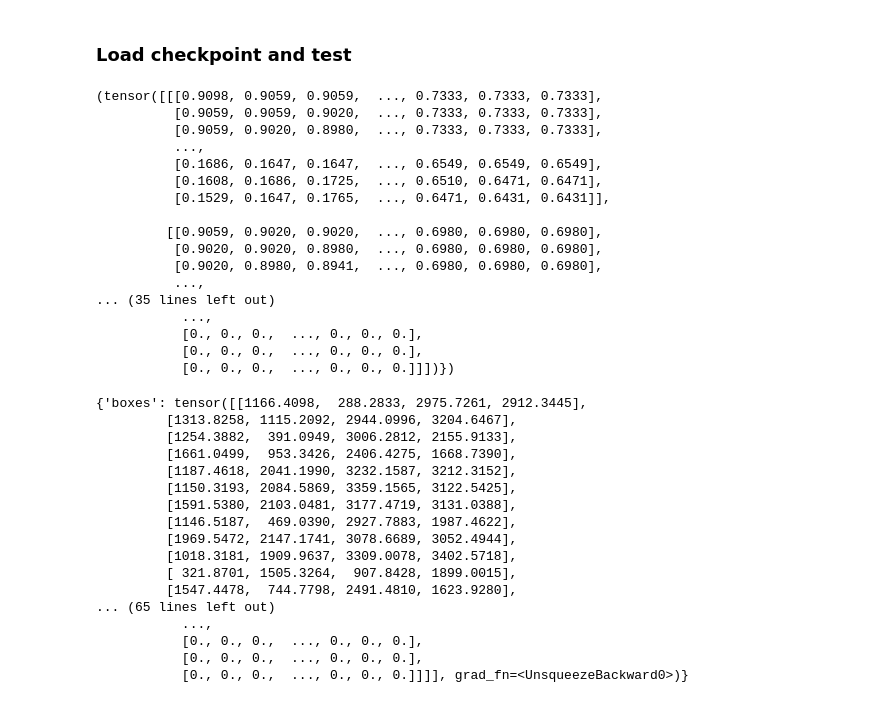
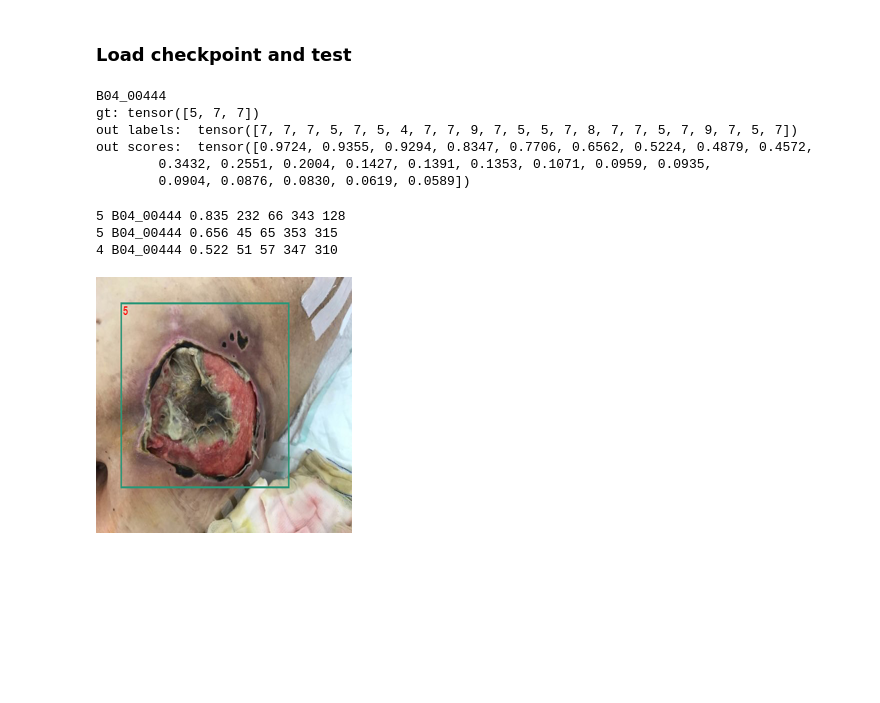
Before and after one commit to newfyu/Bedsore, a Jupyter notebook: kaifa.ipynb, the cells around one changed output. Drawn from its saved outputs; the diff is of its cells as text; code cells hidden in the pictures; blank space fills up the shorter version.

```diff
--- a/kaifa.ipynb
+++ b/kaifa.ipynb
@@ -151,43 +153,25 @@ pass
-# %%
-idx = 6
-image,target = ds[idx]
-ds[idx]
-# %% [output]
-(tensor([[[0.9098, 0.9059, 0.9059,  ..., 0.7333, 0.7333, 0.7333],
-          [0.9059, 0.9059, 0.9020,  ..., 0.7333, 0.7333, 0.7333],
-          [0.9059, 0.9020, 0.8980,  ..., 0.7333, 0.7333, 0.7333],
-          ...,
-          [0.1686, 0.1647, 0.1647,  ..., 0.6549, 0.6549, 0.6549],
-          [0.1608, 0.1686, 0.1725,  ..., 0.6510, 0.6471, 0.6471],
-          [0.1529, 0.1647, 0.1765,  ..., 0.6471, 0.6431, 0.6431]],
-
-         [[0.9059, 0.9020, 0.9020,  ..., 0.6980, 0.6980, 0.6980],
-          [0.9020, 0.9020, 0.8980,  ..., 0.6980, 0.6980, 0.6980],
-          [0.9020, 0.8980, 0.8941,  ..., 0.6980, 0.6980, 0.6980],
-          ...,
-... (35 lines left out)
-           ...,
-           [0., 0., 0.,  ..., 0., 0., 0.],
-           [0., 0., 0.,  ..., 0., 0., 0.],
-           [0., 0., 0.,  ..., 0., 0., 0.]]])})
-# %%
-out = net([image],[target])[0]
-out
-# %% [output]
-{'boxes': tensor([[1166.4098,  288.2833, 2975.7261, 2912.3445],
-         [1313.8258, 1115.2092, 2944.0996, 3204.6467],
-         [1254.3882,  391.0949, 3006.2812, 2155.9133],
-         [1661.0499,  953.3426, 2406.4275, 1668.7390],
-         [1187.4618, 2041.1990, 3232.1587, 3212.3152],
-         [1150.3193, 2084.5869, 3359.1565, 3122.5425],
-         [1591.5380, 2103.0481, 3177.4719, 3131.0388],
-         [1146.5187,  469.0390, 2927.7883, 1987.4622],
-         [1969.5472, 2147.1741, 3078.6689, 3052.4944],
-         [1018.3181, 1909.9637, 3309.0078, 3402.5718],
-         [ 321.8701, 1505.3264,  907.8428, 1899.0015],
-         [1547.4478,  744.7798, 2491.4810, 1623.9280],
-... (65 lines left out)
-           ...,
-           [0., 0., 0.,  ..., 0., 0., 0.],
-           [0., 0., 0.,  ..., 0., 0., 0.],
-           [0., 0., 0.,  ..., 0., 0., 0.]]]], grad_fn=<UnsqueezeBackward0>)}
+# %%
+idx = 24
+image,target = ds[idx]
+out = net([image],[target])[0]
+print(target['fname'])
+print('gt:',target['labels'])
+print('out labels: ', out['labels'])
+print('out scores: ', out['scores'].detach())
+# %% [output]
+B04_00444
+gt: tensor([5, 7, 7])
+out labels:  tensor([7, 7, 7, 5, 7, 5, 4, 7, 7, 9, 7, 5, 5, 7, 8, 7, 7, 5, 7, 9, 7, 5, 7])
+out scores:  tensor([0.9724, 0.9355, 0.9294, 0.8347, 0.7706, 0.6562, 0.5224, 0.4879, 0.4572,
+        0.3432, 0.2551, 0.2004, 0.1427, 0.1391, 0.1353, 0.1071, 0.0959, 0.0935,
+        0.0904, 0.0876, 0.0830, 0.0619, 0.0589])
+# %%
+out2detfile(target,out)
+# %% [output]
+5 B04_00444 0.835 232 66 343 128
+5 B04_00444 0.656 45 65 353 315
+4 B04_00444 0.522 51 57 347 310
+# %%
+draw_bbox(image,target).resize((256,256))
+# %% [output]
+[figure, added]
```
Also changed, not shown: parts of 7 cells of this notebook, 12 other files.
